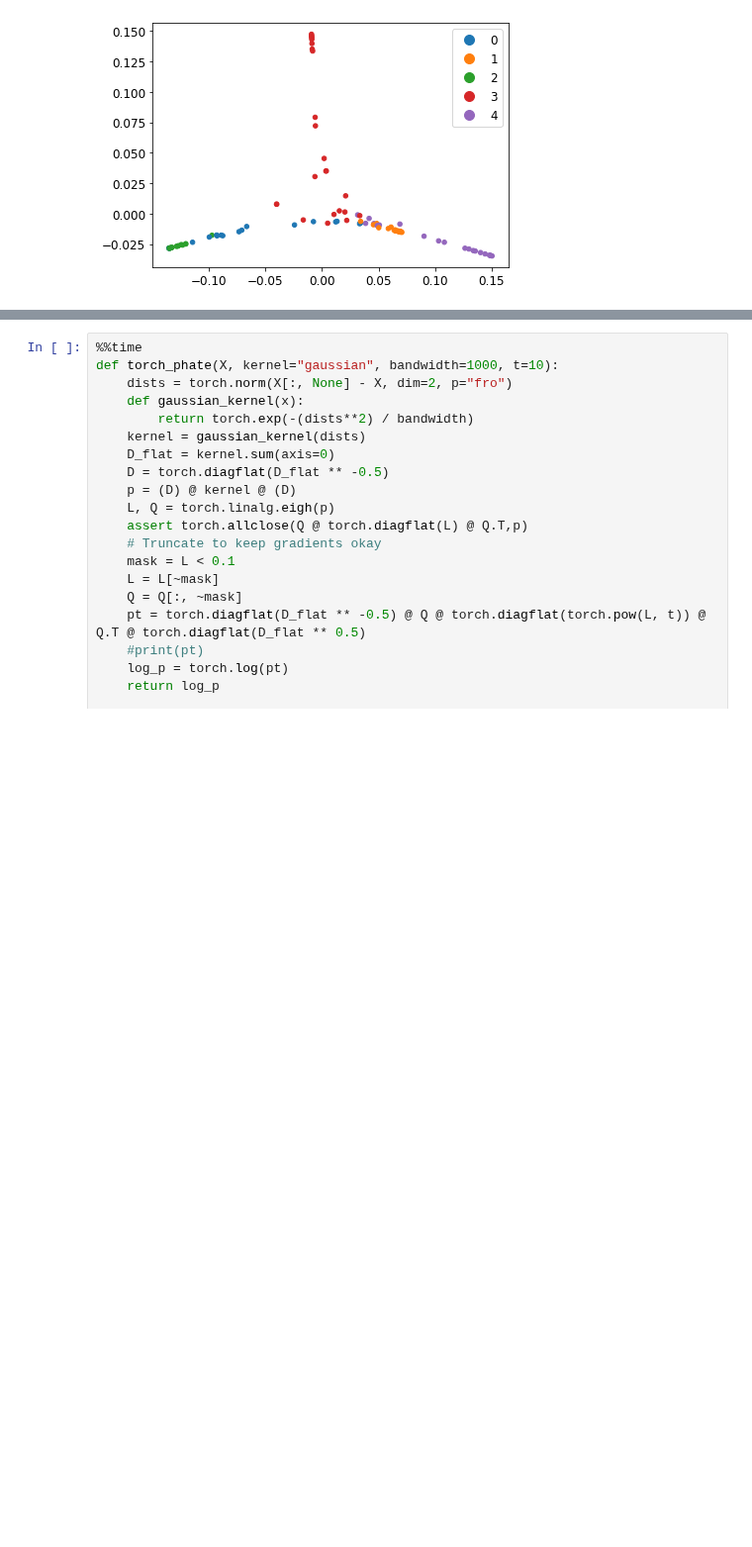
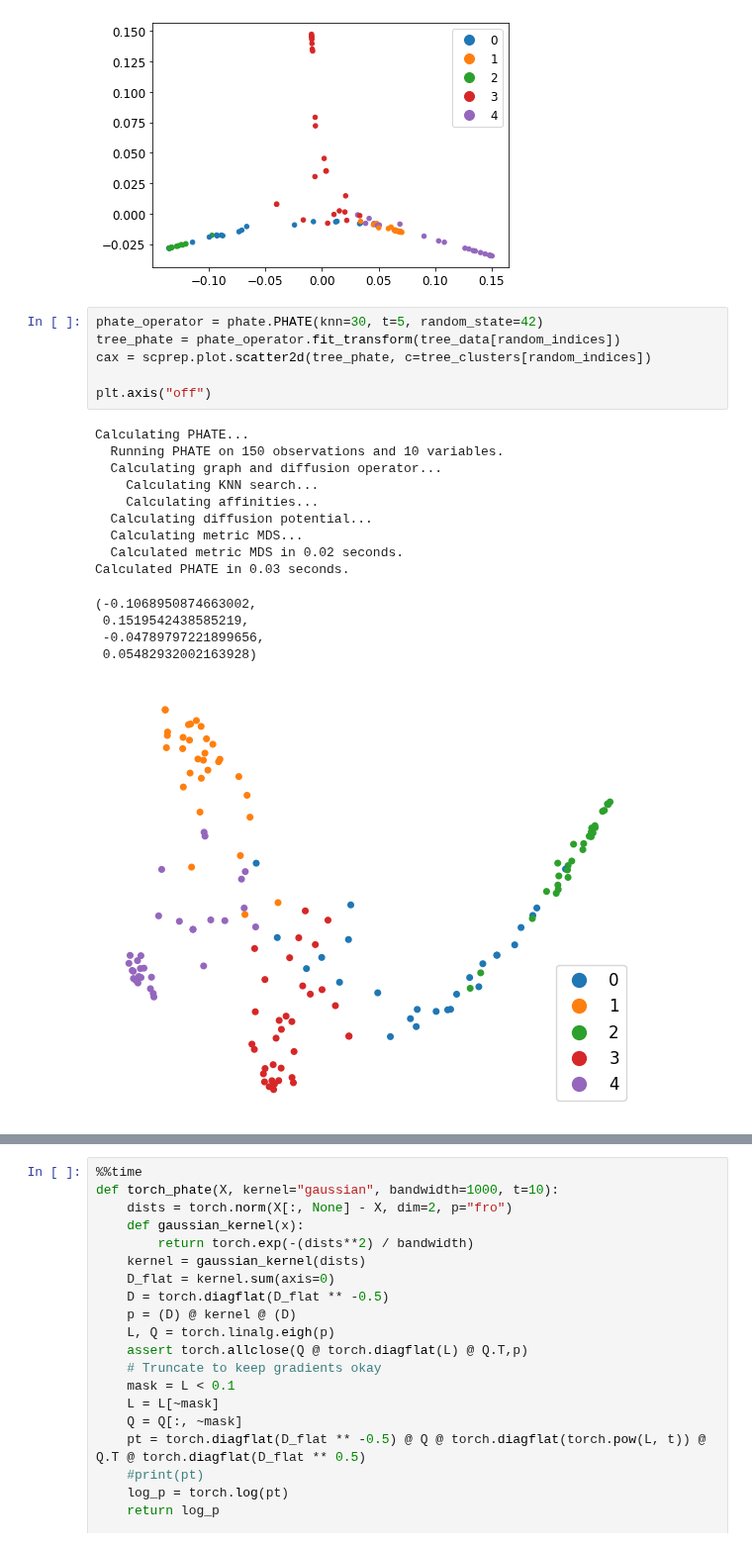
Before and after one commit to guillaumehu/phate_fim, a Jupyter notebook: notebooks/1.0-at-fim_phate_v1.ipynb, the cells around one changed output, grey strips where cells are left out. Shown at 99% size. Drawn from its saved outputs; the diff is of its cells as text; blank space fills up the shorter version.

```diff
--- a/notebooks/1.0-at-fim_phate_v1.ipynb
+++ b/notebooks/1.0-at-fim_phate_v1.ipynb
@@ -53,3 +53,24 @@ Calculated PHATE in 0.07 seconds.
 cax = scprep.plot.scatter2d(tree_phate, c=tree_clusters[random_indices])
 # %% [output]
 [figure]
+# %%
+phate_operator = phate.PHATE(knn=30, t=5, random_state=42)
+tree_phate = phate_operator.fit_transform(tree_data[random_indices])
+cax = scprep.plot.scatter2d(tree_phate, c=tree_clusters[random_indices])
+
+plt.axis("off")
+# %% [output]
+Calculating PHATE...
+  Running PHATE on 150 observations and 10 variables.
+  Calculating graph and diffusion operator...
+    Calculating KNN search...
+    Calculating affinities...
+  Calculating diffusion potential...
+  Calculating metric MDS...
+  Calculated metric MDS in 0.02 seconds.
+Calculated PHATE in 0.03 seconds.
+(-0.1068950874663002,
+ 0.1519542438585219,
+ -0.04789797221899656,
+ 0.05482932002163928)
+[figure, added]
```
Also changed, not shown: parts of 7 cells of this notebook, 4 other files.
